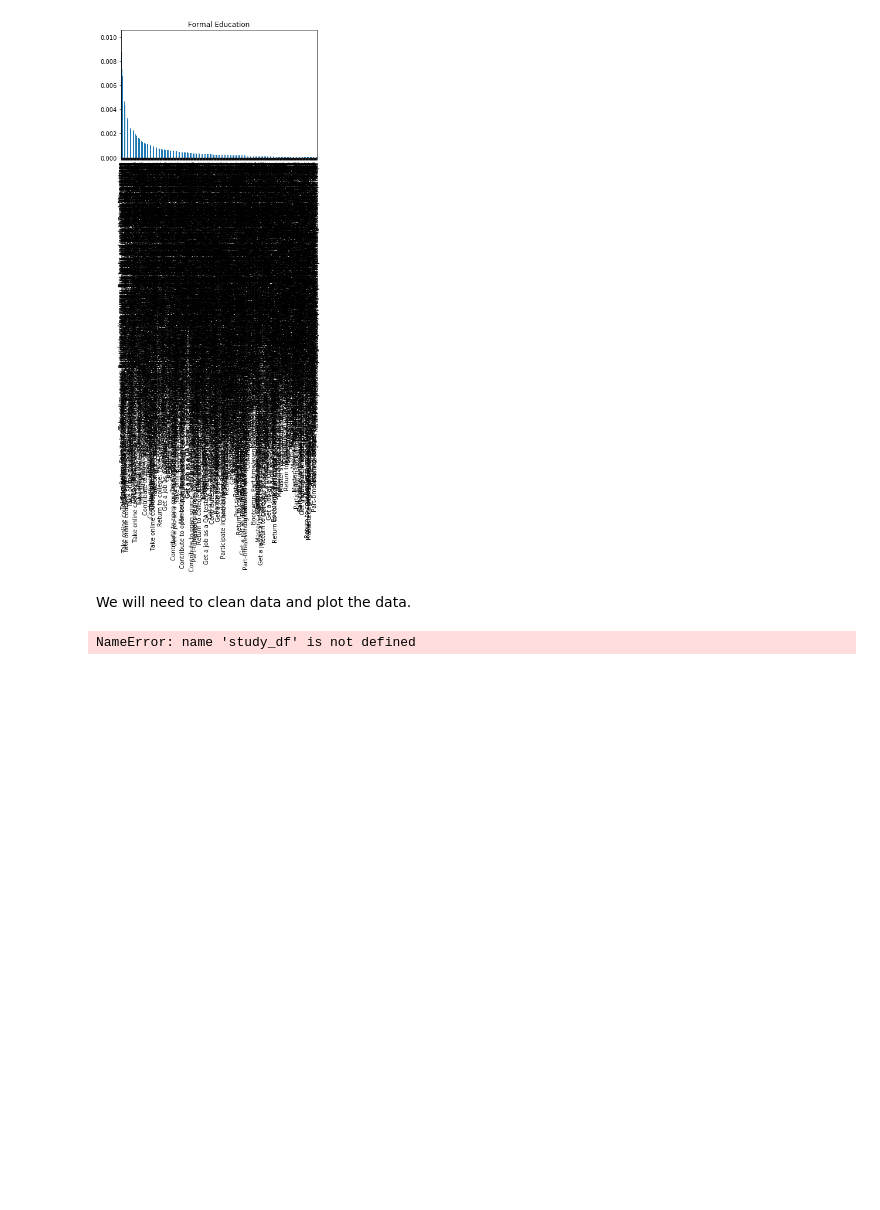
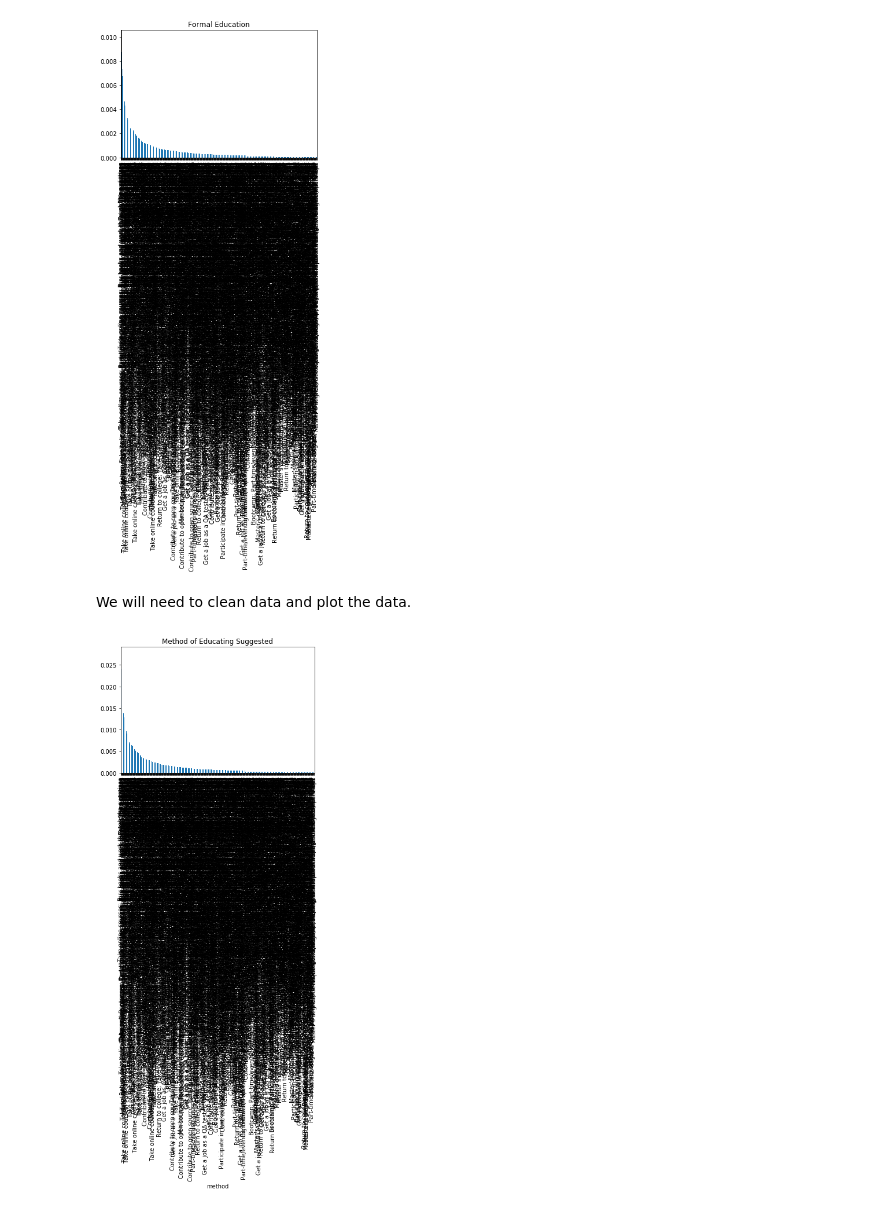
Before and after one commit to ashish-gh/data_science, a Jupyter notebook: CRISP-DM/imputation_methods.ipynb, the cells around one changed output. Drawn from its saved outputs; the diff is of its cells as text; code cells hidden in the pictures; blank space fills up the shorter version.

```diff
--- a/CRISP-DM/imputation_methods.ipynb
+++ b/CRISP-DM/imputation_methods.ipynb
@@ -108,31 +108,31 @@ We will need to clean data and plot the data.
 # %%
 
 def clean_and_plot(df, title='Method of Educating Suggested', plot=True):
     '''
     INPUT
         df - a dataframe holding the CousinEducation column
         title - string the title of your plot
         axis - axis object
         plot - bool providing whether or not you want a plot back
 
     OUTPUT
         study_df - a dataframe with the count of how many individuals
         Displays a plot of pretty things related to the CousinEducation column.
     '''
     study = df['CousinEducation'].value_counts().reset_index()
     study.rename(columns={'index': 'method', 'CousinEducation': 'count'}, inplace=True)
 
 #     study_df = t.total_count(study, 'method', 'count', possible_vals)
 
-    study_df.set_index('method', inplace=True)
+    study.set_index('method', inplace=True)
     if plot:
         (study/study.sum()).plot(kind='bar', legend=None);
         plt.title(title);
         plt.show()
 
     props_study_df = study/study.sum()
     return props_study_df
 
 props_df = clean_and_plot(df)
 # %% [output]
-NameError: name 'study_df' is not defined
+[figure, added]
```
Also changed, not shown: 1 other file.
